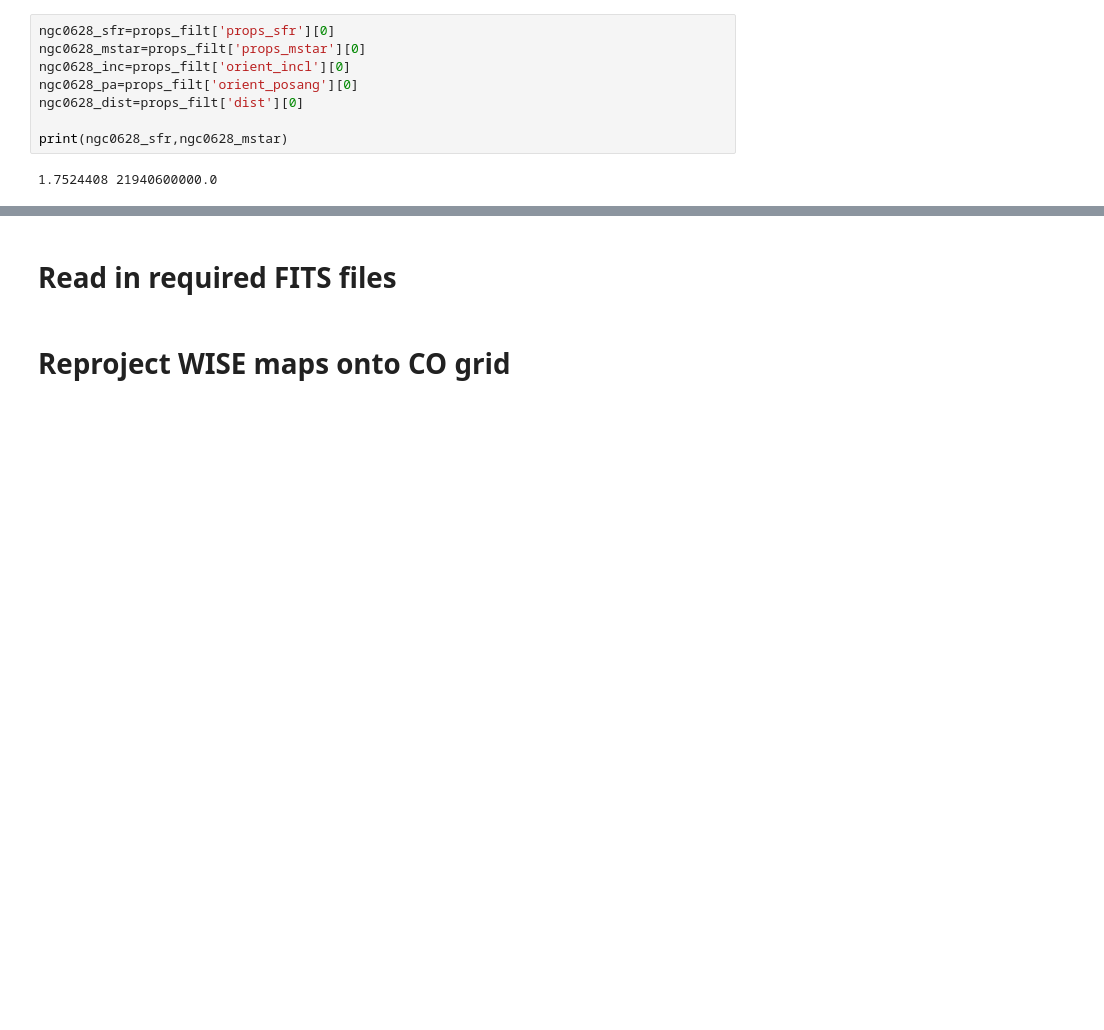
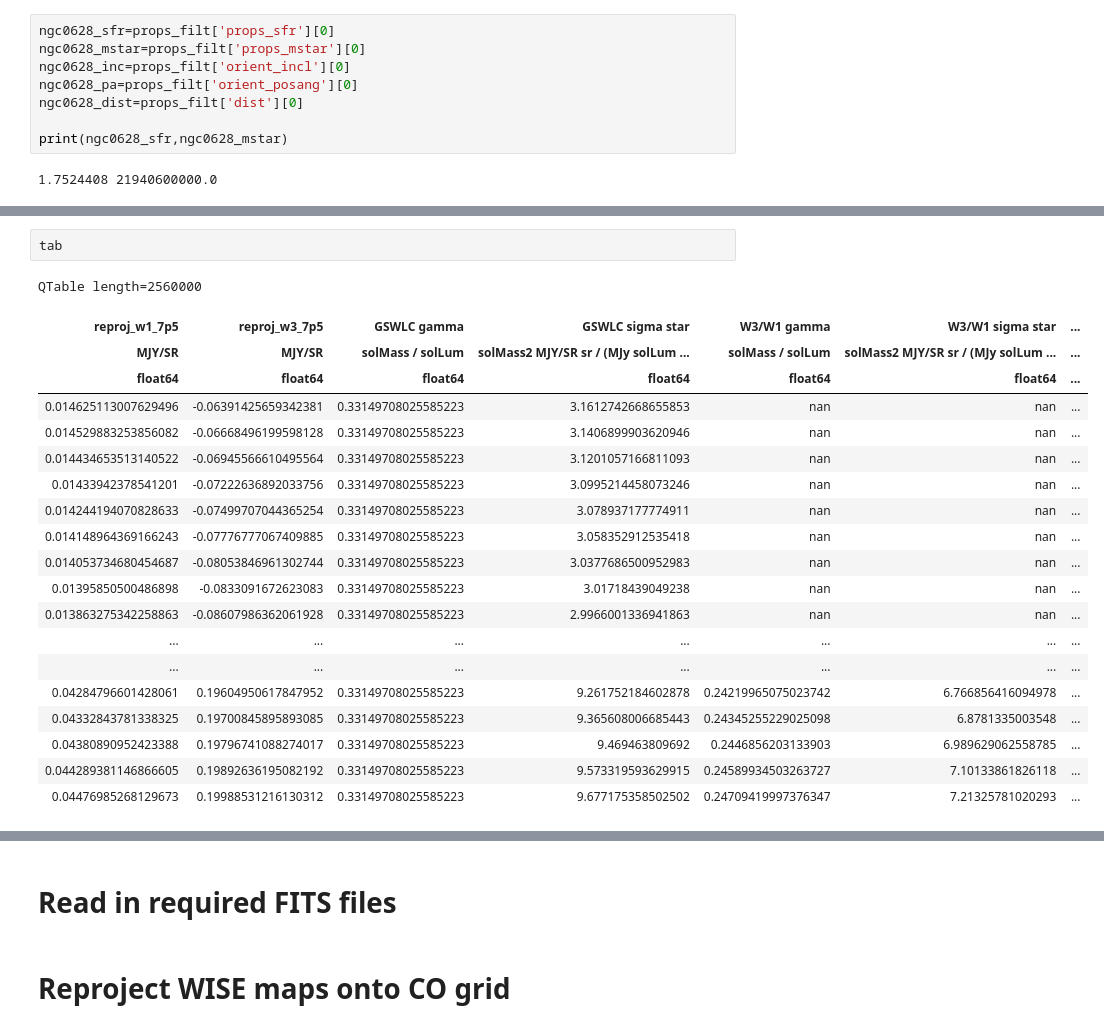
Before and after one commit to annadignan/co_to_h2, a Jupyter notebook: work.ipynb, the cells around one changed output, grey strips where cells are left out. Cells and saved outputs as stored; diff of their text form; blank space fills up the shorter version.

```diff
--- a/work.ipynb
+++ b/work.ipynb
@@ -661,3 +710,26 @@ ValueError: 'r' must have angular units
+# %%
+tab
+# %% [output]
+QTable length=2560000
+| reproj_w1_7p5 | reproj_w3_7p5 | GSWLC gamma | GSWLC sigma star | W3/W1 gamma | W3/W1 sigma star | ... |
+| MJY/SR | MJY/SR | solMass / solLum | solMass2 MJY/SR sr / (MJy solLum ... | solMass / solLum | solMass2 MJY/SR sr / (MJy solLum ... | ... |
+| float64 | float64 | float64 | float64 | float64 | float64 | ... |
+| 0.014625113007629496 | -0.06391425659342381 | 0.33149708025585223 | 3.1612742668655853 | nan | nan | ... |
+| 0.014529883253856082 | -0.06668496199598128 | 0.33149708025585223 | 3.1406899903620946 | nan | nan | ... |
+| 0.014434653513140522 | -0.06945566610495564 | 0.33149708025585223 | 3.1201057166811093 | nan | nan | ... |
+| 0.01433942378541201 | -0.07222636892033756 | 0.33149708025585223 | 3.0995214458073246 | nan | nan | ... |
+| 0.014244194070828633 | -0.07499707044365254 | 0.33149708025585223 | 3.078937177774911 | nan | nan | ... |
+| 0.014148964369166243 | -0.07776777067409885 | 0.33149708025585223 | 3.058352912535418 | nan | nan | ... |
+| 0.014053734680454687 | -0.08053846961302744 | 0.33149708025585223 | 3.0377686500952983 | nan | nan | ... |
+| 0.01395850500486898 | -0.0833091672623083 | 0.33149708025585223 | 3.01718439049238 | nan | nan | ... |
+| 0.013863275342258863 | -0.08607986362061928 | 0.33149708025585223 | 2.9966001336941863 | nan | nan | ... |
+| ... | ... | ... | ... | ... | ... | ... |
+| ... | ... | ... | ... | ... | ... | ... |
+| 0.04284796601428061 | 0.19604950617847952 | 0.33149708025585223 | 9.261752184602878 | 0.24219965075023742 | 6.766856416094978 | ... |
+| 0.04332843781338325 | 0.19700845895893085 | 0.33149708025585223 | 9.365608006685443 | 0.24345255229025098 | 6.8781335003548 | ... |
+| 0.04380890952423388 | 0.19796741088274017 | 0.33149708025585223 | 9.469463809692 | 0.2446856203133903 | 6.989629062558785 | ... |
+| 0.044289381146866605 | 0.19892636195082192 | 0.33149708025585223 | 9.573319593629915 | 0.24589934503263727 | 7.10133861826118 | ... |
+| 0.04476985268129673 | 0.19988531216130312 | 0.33149708025585223 | 9.677175358502502 | 0.24709419997376347 | 7.21325781020293 | ... |
 # %%
 # tab.write('/Users/adignan/research/phangs/table.csv', format='ascii.csv', overwrite=True)
 tab[1280000]
```
Also changed, not shown: parts of 7 cells of this notebook.
